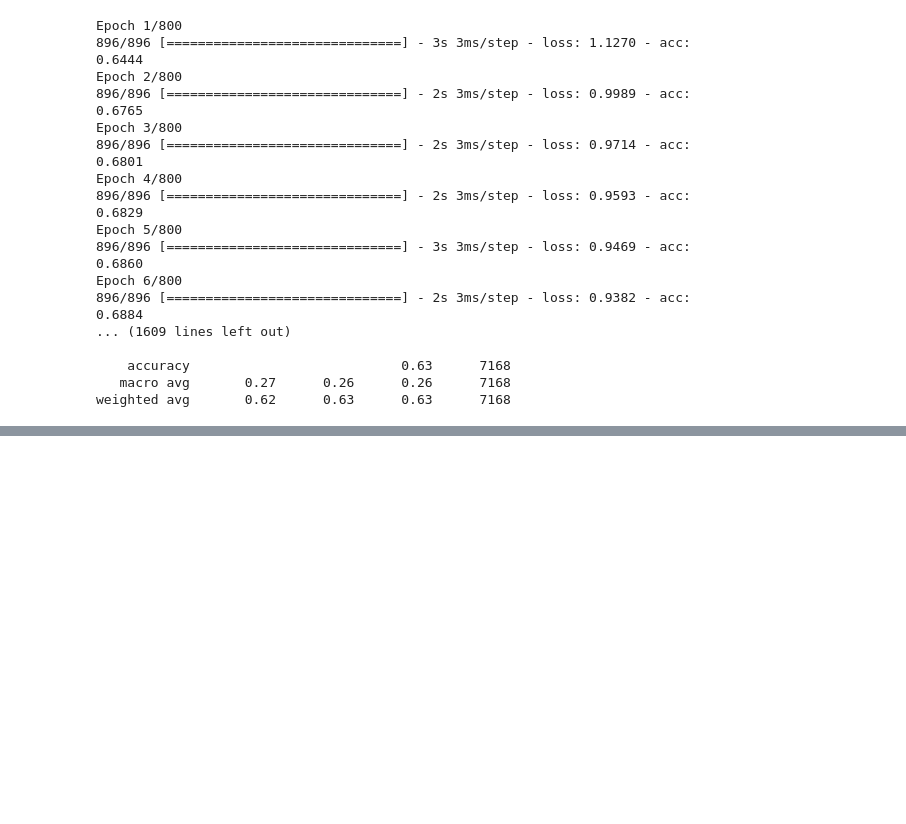
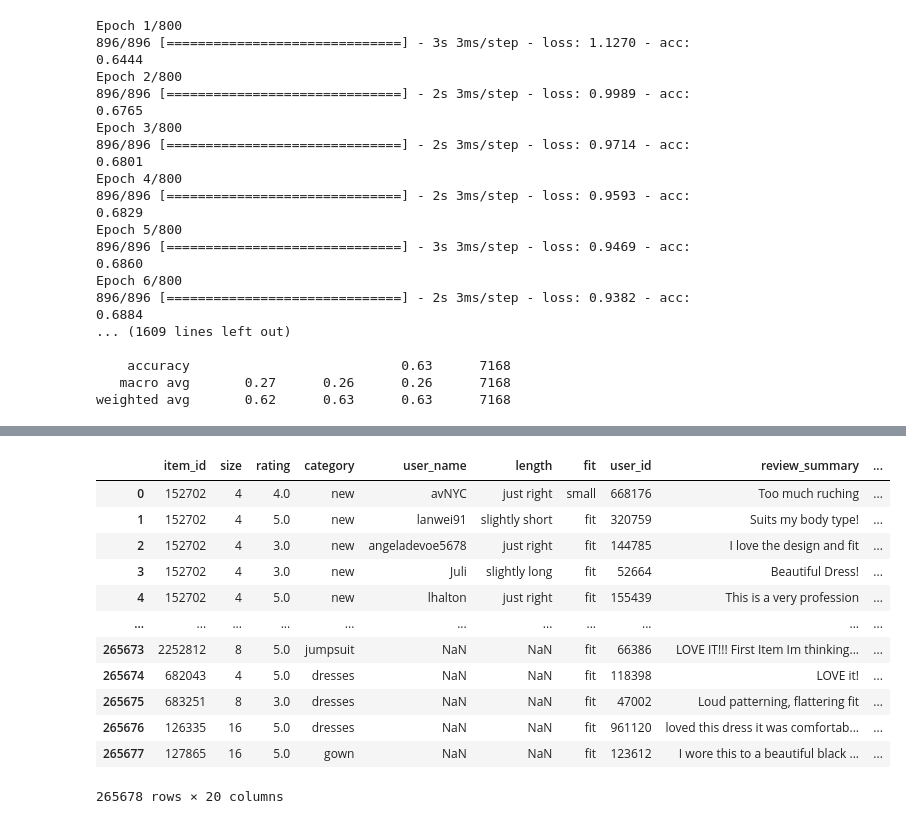
Before and after one commit to kdy5213/AI-ExpertFW-Prj, a Jupyter notebook: cloth recommendation_ML2_KDY.ipynb, the cells around one changed output, grey strips where cells are left out. Drawn from its saved outputs; the diff is of its cells as text; code cells hidden in the pictures; blank space fills up the shorter version.

```diff
--- a/cloth recommendation_ML2_KDY.ipynb
+++ b/cloth recommendation_ML2_KDY.ipynb
@@ -731,0 +736,16 @@ weighted avg       0.62      0.63      0.63      7168
+# %%
+os.chdir('/content/drive/MyDrive/Colab Notebooks/GitHub/AI-ExpertFW-Prj/dataset')
+
+mc_rr_df_read = pd.read_excel('modcolth_rentway_integra_data3_imputed.xlsx')
+# %%
+mc_rr_df_read_cp = mc_rr_df_read.copy()
+# %%
+mc_rr_df_read_cp.replace({'category':['dresses', 'dress', 'shirtdress']}, 'dresses', inplace = True)
+mc_rr_df_read_cp.replace({'category':['tops', 'top']}, 'tops', inplace = True)
+mc_rr_df_read_cp.replace({'category':['bottoms', 'sweatpants', 'jeans', 'down']}, 'bottoms', inplace = True)
+mc_rr_df_read_cp.replace({'category':['leggings', 'legging']}, 'leggings', inplace = True)
+mc_rr_df_read_cp.replace({'category':['shirt', 't-shirt','sweatershirt', 'sweatshirt']}, 'shirts', inplace = True)
+mc_rr_df_read_cp.replace({'category':['skirt', 'skirts']}, 'skirts', inplace = True)
+mc_rr_df_read_cp.replace({'category':['coat', 'peacoat', 'overcoat']}, 'coats', inplace = True)
+
+mc_rr_df_read_cp['rating'] = mc_rr_df_read_cp['rating']/2
@@ -731,0 +833,16 @@ weighted avg       0.62      0.63      0.63      7168
+# %%
+mc_rr_df_read_cp
+# %% [output]
+|  | item_id | size | rating | category | user_name | length | fit | user_id | review_summary | ... |
+| 0 | 152702 | 4 | 4.0 | new | avNYC | just right | small | 668176 | Too much ruching | ... |
+| 1 | 152702 | 4 | 5.0 | new | lanwei91 | slightly short | fit | 320759 | Suits my body type! | ... |
+| 2 | 152702 | 4 | 3.0 | new | angeladevoe5678 | just right | fit | 144785 | I love the design and fit | ... |
+| 3 | 152702 | 4 | 3.0 | new | Juli | slightly long | fit | 52664 | Beautiful Dress! | ... |
+| 4 | 152702 | 4 | 5.0 | new | lhalton | just right | fit | 155439 | This is a very profession | ... |
+| ... | ... | ... | ... | ... | ... | ... | ... | ... | ... | ... |
+| 265673 | 2252812 | 8 | 5.0 | jumpsuit | NaN | NaN | fit | 66386 | LOVE IT!!! First Item Im thinking... | ... |
+| 265674 | 682043 | 4 | 5.0 | dresses | NaN | NaN | fit | 118398 | LOVE it! | ... |
+| 265675 | 683251 | 8 | 3.0 | dresses | NaN | NaN | fit | 47002 | Loud patterning, flattering fit | ... |
+| 265676 | 126335 | 16 | 5.0 | dresses | NaN | NaN | fit | 961120 | loved this dress it was comfortab... | ... |
+| 265677 | 127865 | 16 | 5.0 | gown | NaN | NaN | fit | 123612 | I wore this to a beautiful black ... | ... |
+265678 rows × 20 columns
```
Also changed, not shown: parts of 42 cells of this notebook.
